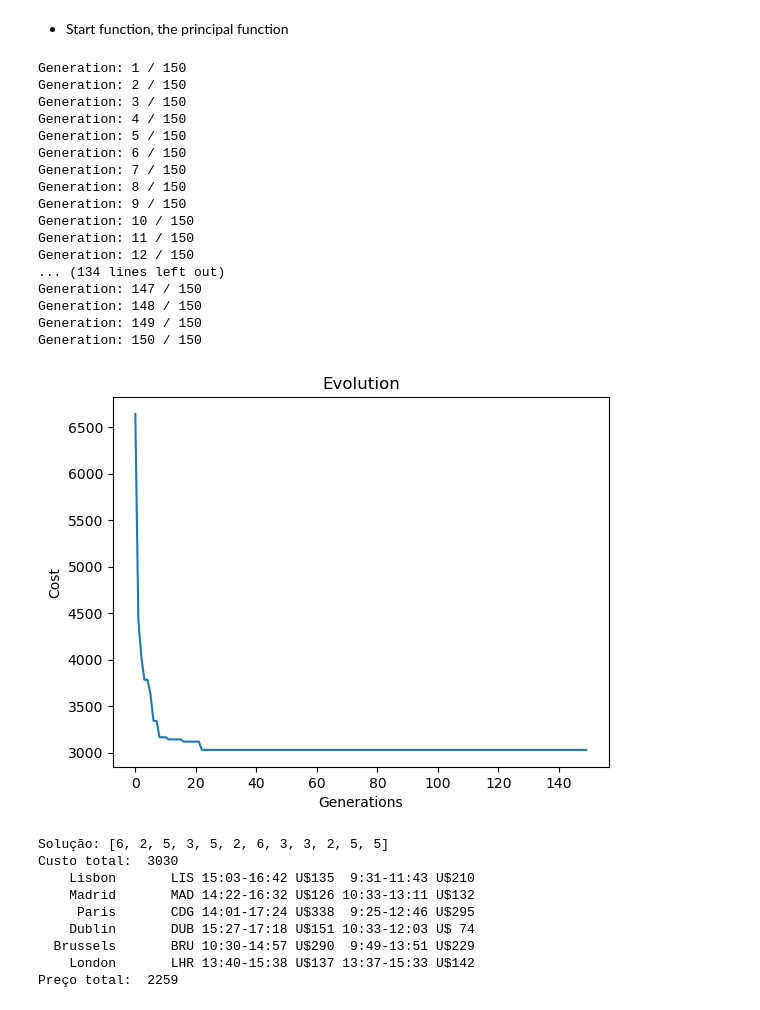
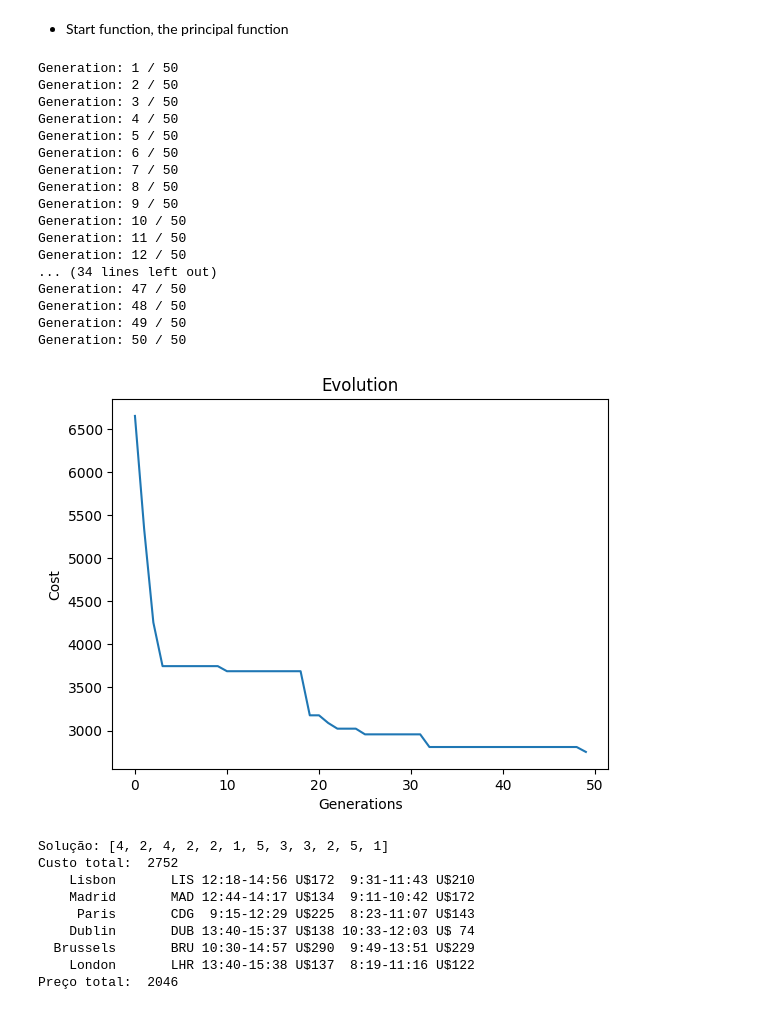
Before and after one commit to kevennchaves/Genetic_Algorithm, a Jupyter notebook: Algoritmos de Inteligência Artificial Bioinspirados - Algoritmos genéticos.ipynb, the cells around one changed output. Saved outputs shown, nothing was run; the diff lists cells and outputs as text; code cells hidden in the pictures.

```diff
--- a/Algoritmos de Inteligência Artificial Bioinspirados - Algoritmos genéticos.ipynb
+++ b/Algoritmos de Inteligência Artificial Bioinspirados - Algoritmos genéticos.ipynb
@@ -314,41 +314,41 @@ def algoritmo_genetico(dominio, funcao_avaliacao, tamanho_populacao = 100, passo
 # %%
 #test
 solucao = algoritmo_genetico(dominio, funcao_avaliacao,
                              elitismo=0.2,
-                             tamanho_populacao=100,
-                             numero_geracoes=150,
+                             tamanho_populacao=20,
+                             numero_geracoes=50,
                              probabilidade_mutacao=0.05)
 # %% [output]
-Generation: 1 / 150
-Generation: 2 / 150
-Generation: 3 / 150
-Generation: 4 / 150
-Generation: 5 / 150
-Generation: 6 / 150
-Generation: 7 / 150
-Generation: 8 / 150
-Generation: 9 / 150
-Generation: 10 / 150
-Generation: 11 / 150
-Generation: 12 / 150
-... (134 lines left out)
-Generation: 147 / 150
-Generation: 148 / 150
-Generation: 149 / 150
-Generation: 150 / 150
+Generation: 1 / 50
+Generation: 2 / 50
+Generation: 3 / 50
+Generation: 4 / 50
+Generation: 5 / 50
+Generation: 6 / 50
+Generation: 7 / 50
+Generation: 8 / 50
+Generation: 9 / 50
+Generation: 10 / 50
+Generation: 11 / 50
+Generation: 12 / 50
+... (34 lines left out)
+Generation: 47 / 50
+Generation: 48 / 50
+Generation: 49 / 50
+Generation: 50 / 50
-[figure, old version]
+[figure, new version]
 # %%
 #Print calender with the best soluction
 print('Solução:', solucao)
 print('Custo total: ', funcao_avaliacao(solucao))
 imprime_calendario(solucao)
 # %% [output]
-Solução: [6, 2, 5, 3, 5, 2, 6, 3, 3, 2, 5, 5]
-Custo total:  3030
-    Lisbon       LIS 15:03-16:42 U$135  9:31-11:43 U$210
-    Madrid       MAD 14:22-16:32 U$126 10:33-13:11 U$132
-     Paris       CDG 14:01-17:24 U$338  9:25-12:46 U$295
-    Dublin       DUB 15:27-17:18 U$151 10:33-12:03 U$ 74
+Solução: [4, 2, 4, 2, 2, 1, 5, 3, 3, 2, 5, 1]
+Custo total:  2752
+    Lisbon       LIS 12:18-14:56 U$172  9:31-11:43 U$210
+    Madrid       MAD 12:44-14:17 U$134  9:11-10:42 U$172
+     Paris       CDG  9:15-12:29 U$225  8:23-11:07 U$143
+    Dublin       DUB 13:40-15:37 U$138 10:33-12:03 U$ 74
   Brussels       BRU 10:30-14:57 U$290  9:49-13:51 U$229
-    London       LHR 13:40-15:38 U$137 13:37-15:33 U$142
-Preço total:  2259
+    London       LHR 13:40-15:38 U$137  8:19-11:16 U$122
+Preço total:  2046
```
Also changed, not shown: parts of 2 cells of this notebook, 2 other files.
